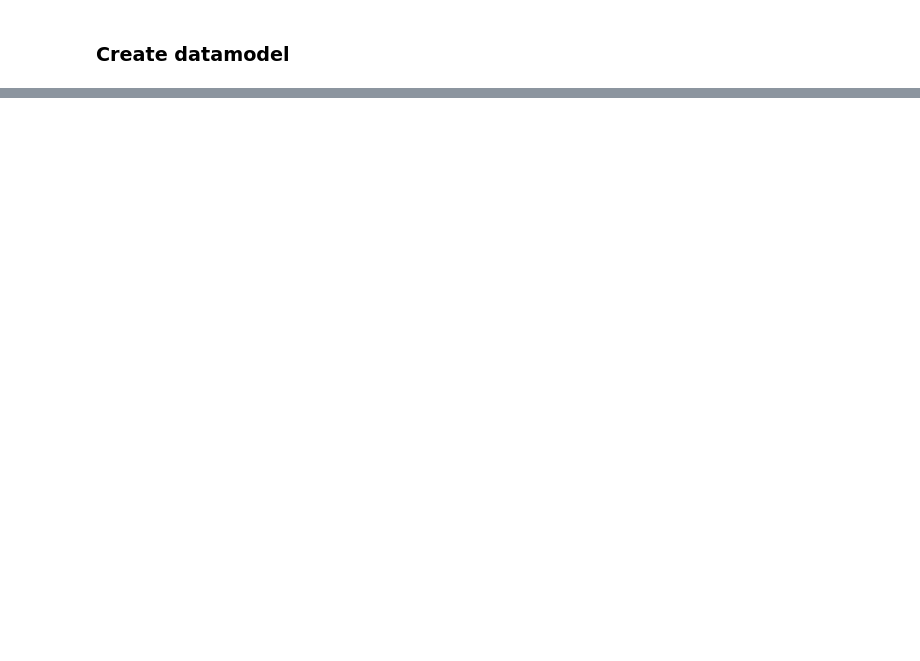
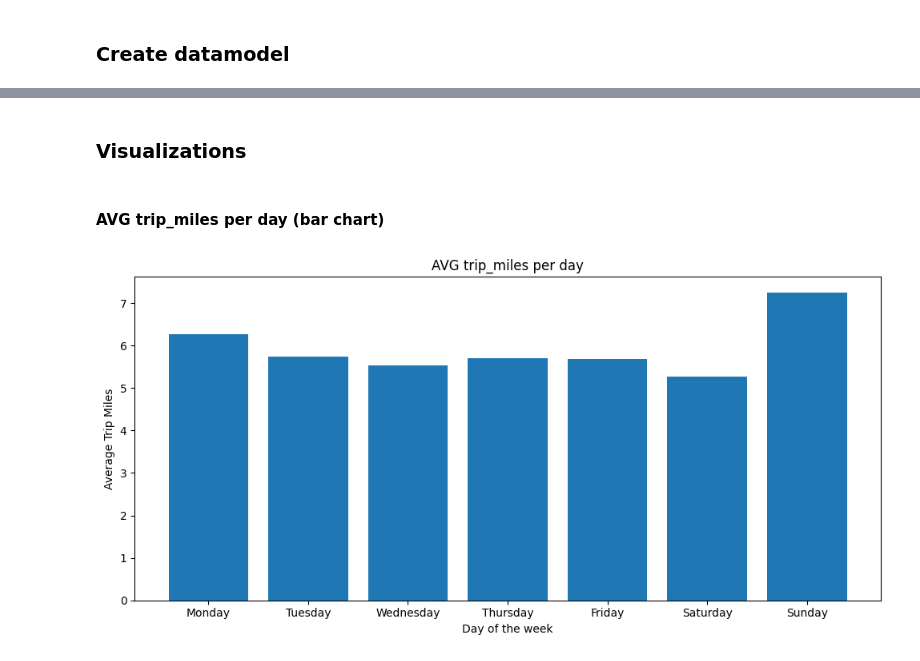
Before and after one commit to edem1550/AWS_CHICAGO_DATA, a Jupyter notebook: src/notebooks/08_create_datamodel.ipynb, the cells around one changed output, grey strips where cells are left out. Cells and saved outputs as stored; diff of their text form; code cells hidden in the pictures; blank space fills up the shorter version.

```diff
--- a/src/notebooks/08_create_datamodel.ipynb
+++ b/src/notebooks/08_create_datamodel.ipynb
@@ -189,0 +210,46 @@ memory usage: 52.2+ MB
+# %% [markdown]
+### Visualizations
+# %% [markdown]
+#### AVG trip_miles per day (bar chart)
+# %%
+# Create weekday column
+
+fact_taxi_trips_full['weekday'] = fact_taxi_trips_full['trip_start_timestamp'].dt.dayofweek
+
+# Create dictionary for weekday names
+
+numbers_to_weekdays = {
+    0: 'Monday',
+    1: 'Tuesday',
+    2: 'Wednesday',
+    3: 'Thursday',
+    4: 'Friday',
+    5: 'Saturday',
+    6: 'Sunday'
+}
+
+# Merge back weekdays to df
+
+fact_taxi_trips_full['weekday_name']=fact_taxi_trips_full['weekday'].map(numbers_to_weekdays)
+
+# Calculate average trip miles per weekday
+
+avg_miles = (
+    fact_taxi_trips_full.groupby('weekday_name')['trip_miles']
+    .mean()
+    .reindex(numbers_to_weekdays.values())
+)
+
+# Create bar chart
+
+plt.figure(figsize=(10,5))
+plt.bar(avg_miles.index, avg_miles.values)
+
+plt.title('AVG trip_miles per day')
+plt.xlabel('Day of the week')
+plt.ylabel('Average Trip Miles')
+
+plt.tight_layout()
+plt.show()
+# %% [output]
+[figure, added]
```
Also changed, not shown: parts of 14 cells of this notebook.
